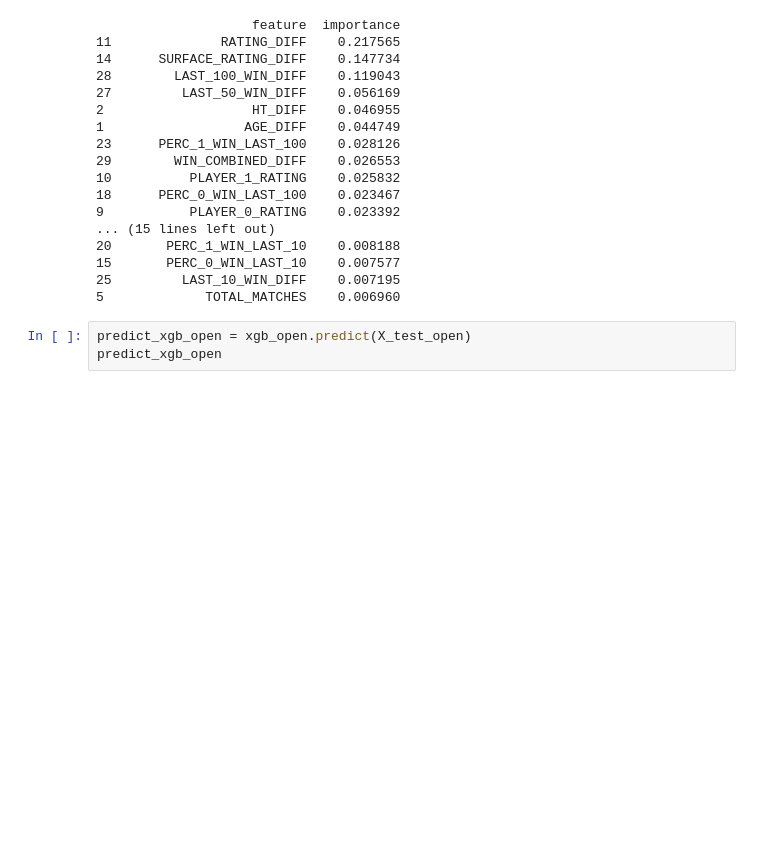
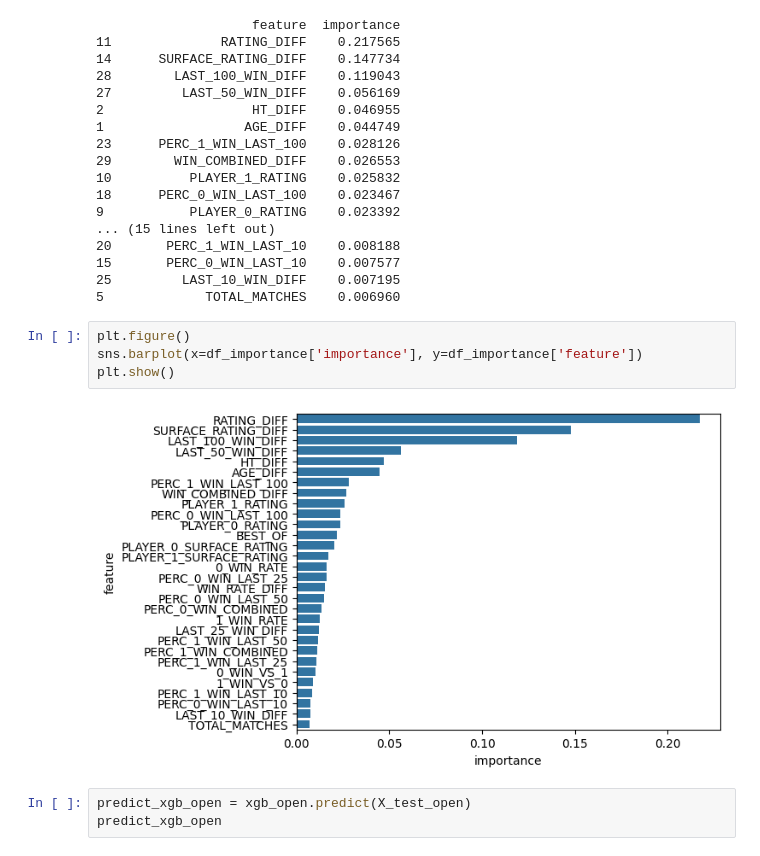
Before and after one commit to PauloRugani/atp-match-predictor, a Jupyter notebook: notebooks/6_model_training.ipynb, the cells around one changed output. Cells and saved outputs as stored; diff of their text form; blank space fills up the shorter version.

```diff
--- a/notebooks/6_model_training.ipynb
+++ b/notebooks/6_model_training.ipynb
@@ -173,6 +188,12 @@ print(df_importance)
 15       PERC_0_WIN_LAST_10    0.007577
 25         LAST_10_WIN_DIFF    0.007195
 5             TOTAL_MATCHES    0.006960
+# %%
+plt.figure()
+sns.barplot(x=df_importance['importance'], y=df_importance['feature'])
+plt.show()
+# %% [output]
+[figure, added]
 # %%
 predict_xgb_open = xgb_open.predict(X_test_open)
 predict_xgb_open
```
Also changed, not shown: parts of 9 cells of this notebook.
